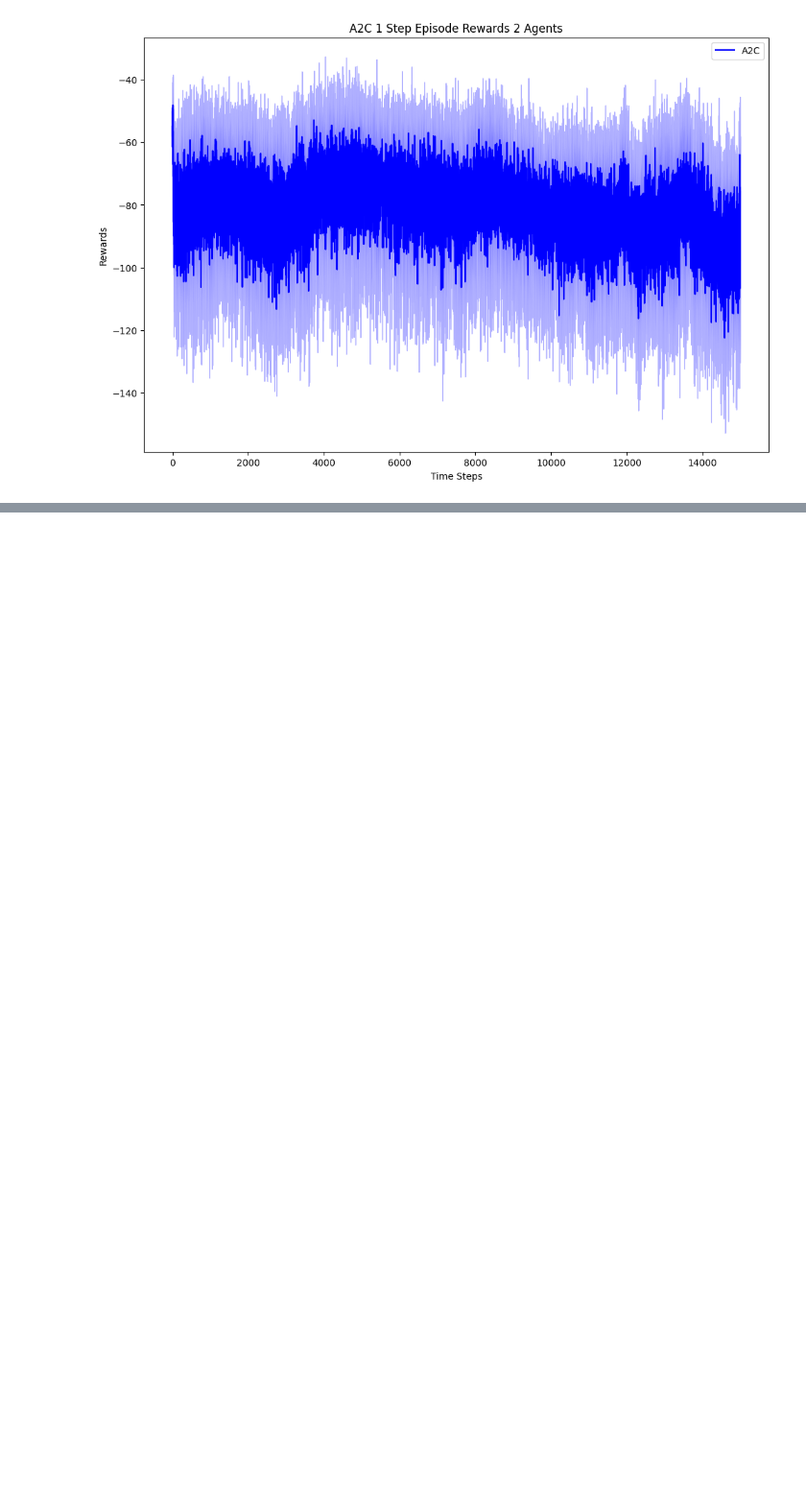
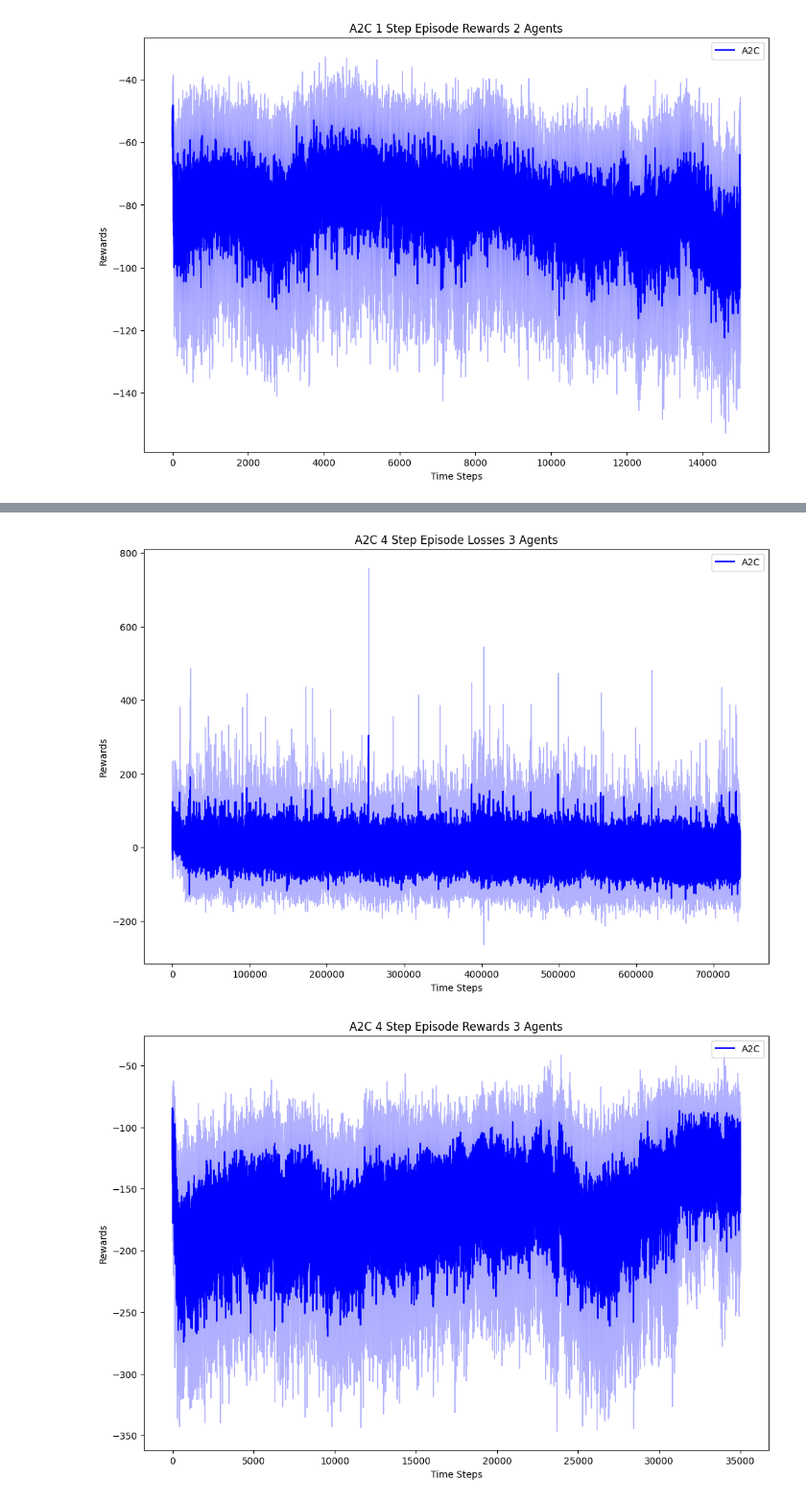
Before and after one commit to atharvaw1/Option_vs_actor_critic, a Jupyter notebook: actor-critic/SimpleSpread.ipynb, the cells around one changed output, grey strips where cells are left out. Shown at 96% size. Cells and saved outputs as stored; diff of their text form; code cells hidden in the pictures; blank space fills up the shorter version.

```diff
--- a/actor-critic/SimpleSpread.ipynb
+++ b/actor-critic/SimpleSpread.ipynb
@@ -665,7 +687,7 @@ with open('simple_spread_a2c_4step_losses2_agents.json', 'w') as f:
 # %%
 if __name__ == '__main__':
     num_steps = 8
-    max_episodes = 15000
+    max_episodes = 30000
     num_agents = 2
     many_run_losses, many_run_rewards = run_it(num_steps, max_episodes, num_agents)
 # %% [output]
@@ -703 +737,7 @@ with open('simple_spread_a2c_1step_losses2_agents_8_steps.json', 'w') as f:
     json.dump(many_run_losses, f)
+# %%
+if __name__ == '__main__':
+    num_steps = 4
+    max_episodes = 35000
+    num_agents = 3
+    many_run_losses, many_run_rewards = run_it(num_steps, max_episodes, num_agents)
@@ -703,0 +770,6 @@ with open('simple_spread_a2c_1step_losses2_agents_8_steps.json', 'w') as f:
+# %%
+plot_curves([np.array(many_run_losses)], ["A2C"], ["blue"], "Rewards", "A2C 4 Step Episode Losses 3 Agents")
+plot_curves([np.array(many_run_rewards)], ["A2C"], ["blue"], "Rewards", "A2C 4 Step Episode Rewards 3 Agents")
+# %% [output]
+[figure, added]
+[figure, added]
```
Also changed, not shown: parts of 22 cells of this notebook.
